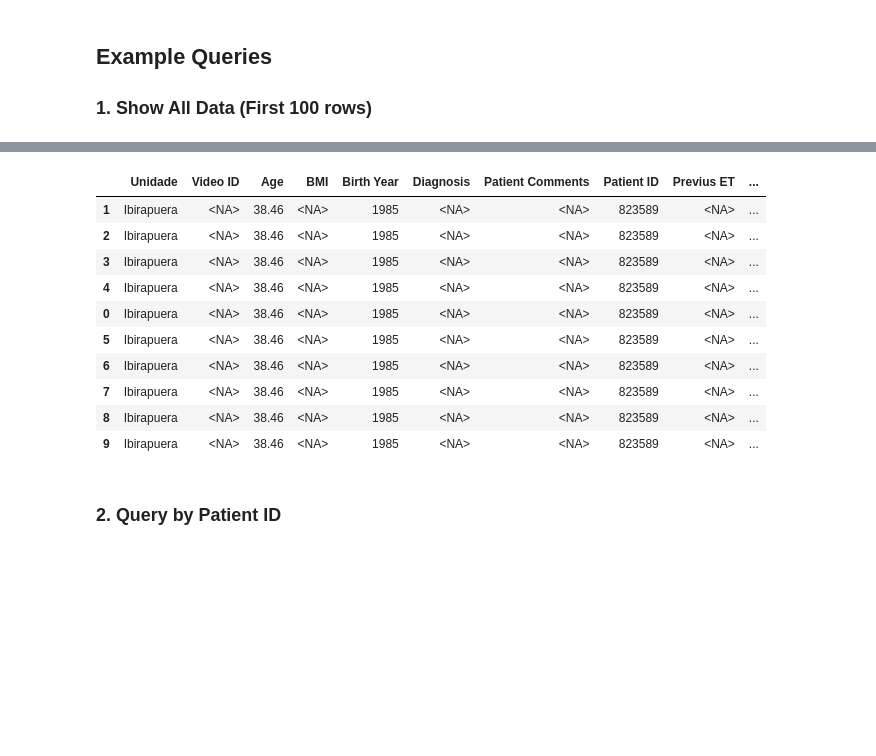
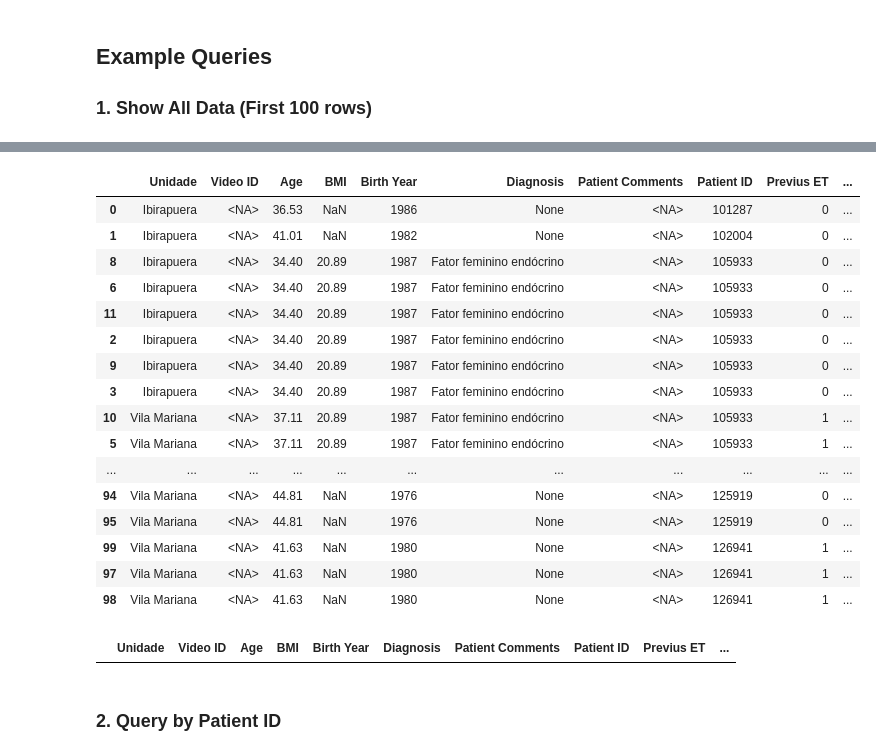
Before and after one commit to bobbypestana/embryoscope-extraction, a Jupyter notebook: planilha_ploidia/explore/query_data_ploidia.ipynb, the cells around one changed output, grey strips where cells are left out. Drawn from its saved outputs; the diff is of its cells as text; code cells hidden in the pictures; blank space fills up the shorter version.

```diff
--- a/planilha_ploidia/explore/query_data_ploidia.ipynb
+++ b/planilha_ploidia/explore/query_data_ploidia.ipynb
@@ -192,7 +192,7 @@ Column names:
 # %%
 # Query first 100 rows
 df_all = query_data_ploidia()
-display(df_all.sort_values(by='Well'))
+display(df_all.sort_values(by=['Patient ID', 'Slide ID', 'Diagnosis', 'Well']))
 # %% [output]
 ================================================================================
 QUERYING DATA_PLOIDIA TABLE
@@ -200,20 +200,31 @@ Query executed at: 2025-11-20 15:46:18.819916
 ================================================================================
 
 === GOLD.DATA_PLOIDIA (FIRST 100 ROWS) ===
 Showing first 100 records
 
 Database connection closed.
 |  | Unidade | Video ID | Age | BMI | Birth Year | Diagnosis | Patient Comments | Patient ID | Previus ET | ... |
-| 1 | Ibirapuera | <NA> | 38.46 | <NA> | 1985 | <NA> | <NA> | 823589 | <NA> | ... |
-| 2 | Ibirapuera | <NA> | 38.46 | <NA> | 1985 | <NA> | <NA> | 823589 | <NA> | ... |
-| 3 | Ibirapuera | <NA> | 38.46 | <NA> | 1985 | <NA> | <NA> | 823589 | <NA> | ... |
-| 4 | Ibirapuera | <NA> | 38.46 | <NA> | 1985 | <NA> | <NA> | 823589 | <NA> | ... |
-| 0 | Ibirapuera | <NA> | 38.46 | <NA> | 1985 | <NA> | <NA> | 823589 | <NA> | ... |
-| 5 | Ibirapuera | <NA> | 38.46 | <NA> | 1985 | <NA> | <NA> | 823589 | <NA> | ... |
-| 6 | Ibirapuera | <NA> | 38.46 | <NA> | 1985 | <NA> | <NA> | 823589 | <NA> | ... |
-| 7 | Ibirapuera | <NA> | 38.46 | <NA> | 1985 | <NA> | <NA> | 823589 | <NA> | ... |
-| 8 | Ibirapuera | <NA> | 38.46 | <NA> | 1985 | <NA> | <NA> | 823589 | <NA> | ... |
-| 9 | Ibirapuera | <NA> | 38.46 | <NA> | 1985 | <NA> | <NA> | 823589 | <NA> | ... |
+| 0 | Ibirapuera | <NA> | 36.53 | NaN | 1986 | None | <NA> | 101287 | 0 | ... |
+| 1 | Ibirapuera | <NA> | 41.01 | NaN | 1982 | None | <NA> | 102004 | 0 | ... |
+| 8 | Ibirapuera | <NA> | 34.40 | 20.89 | 1987 | Fator feminino endócrino | <NA> | 105933 | 0 | ... |
+| 6 | Ibirapuera | <NA> | 34.40 | 20.89 | 1987 | Fator feminino endócrino | <NA> | 105933 | 0 | ... |
+| 11 | Ibirapuera | <NA> | 34.40 | 20.89 | 1987 | Fator feminino endócrino | <NA> | 105933 | 0 | ... |
+| 2 | Ibirapuera | <NA> | 34.40 | 20.89 | 1987 | Fator feminino endócrino | <NA> | 105933 | 0 | ... |
+| 9 | Ibirapuera | <NA> | 34.40 | 20.89 | 1987 | Fator feminino endócrino | <NA> | 105933 | 0 | ... |
+| 3 | Ibirapuera | <NA> | 34.40 | 20.89 | 1987 | Fator feminino endócrino | <NA> | 105933 | 0 | ... |
+| 10 | Vila Mariana | <NA> | 37.11 | 20.89 | 1987 | Fator feminino endócrino | <NA> | 105933 | 1 | ... |
+| 5 | Vila Mariana | <NA> | 37.11 | 20.89 | 1987 | Fator feminino endócrino | <NA> | 105933 | 1 | ... |
+| ... | ... | ... | ... | ... | ... | ... | ... | ... | ... | ... |
+| 94 | Vila Mariana | <NA> | 44.81 | NaN | 1976 | None | <NA> | 125919 | 0 | ... |
+| 95 | Vila Mariana | <NA> | 44.81 | NaN | 1976 | None | <NA> | 125919 | 0 | ... |
+| 99 | Vila Mariana | <NA> | 41.63 | NaN | 1980 | None | <NA> | 126941 | 1 | ... |
+| 97 | Vila Mariana | <NA> | 41.63 | NaN | 1980 | None | <NA> | 126941 | 1 | ... |
+| 98 | Vila Mariana | <NA> | 41.63 | NaN | 1980 | None | <NA> | 126941 | 1 | ... |
+# %%
+patient_id = '138475'
+display(df_all[df_all['Patient ID']==patient_id].sort_values(by=['Diagnosis', 'Well']))
+# %% [output]
+|  | Unidade | Video ID | Age | BMI | Birth Year | Diagnosis | Patient Comments | Patient ID | Previus ET | ... |
 # %% [markdown]
 ### 2. Query by Patient ID
 # %%
```
Also changed, not shown: parts of 2 cells of this notebook, 21 other files.
